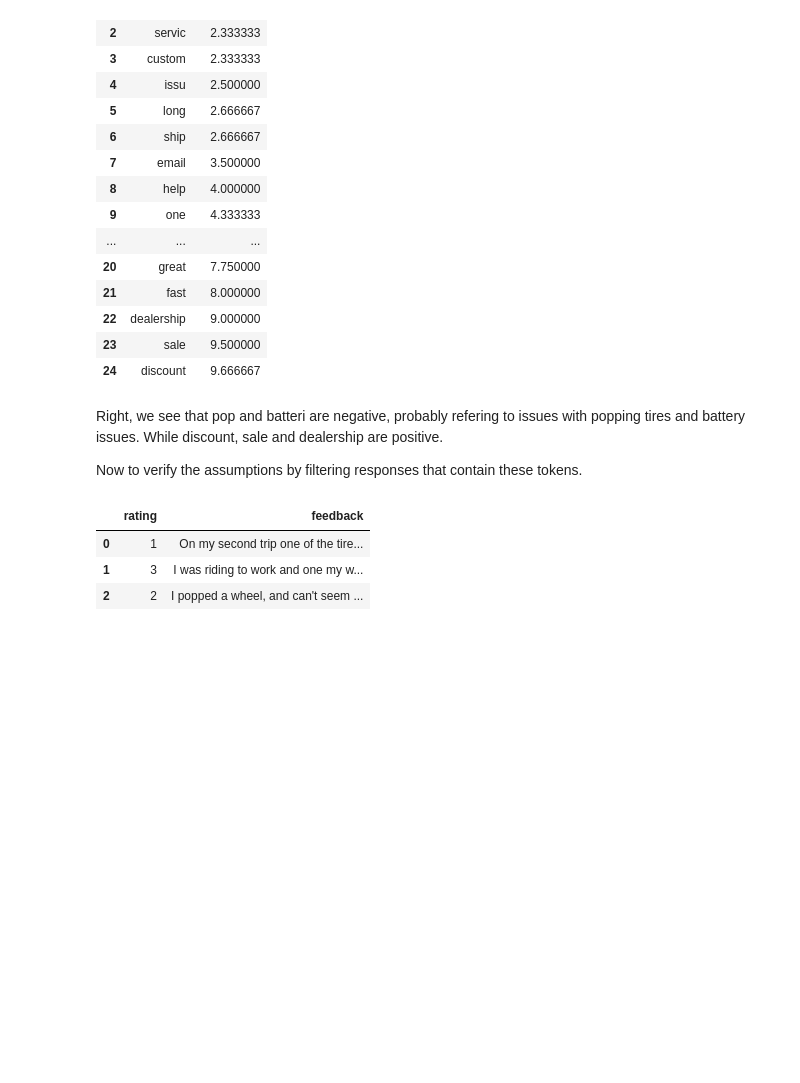
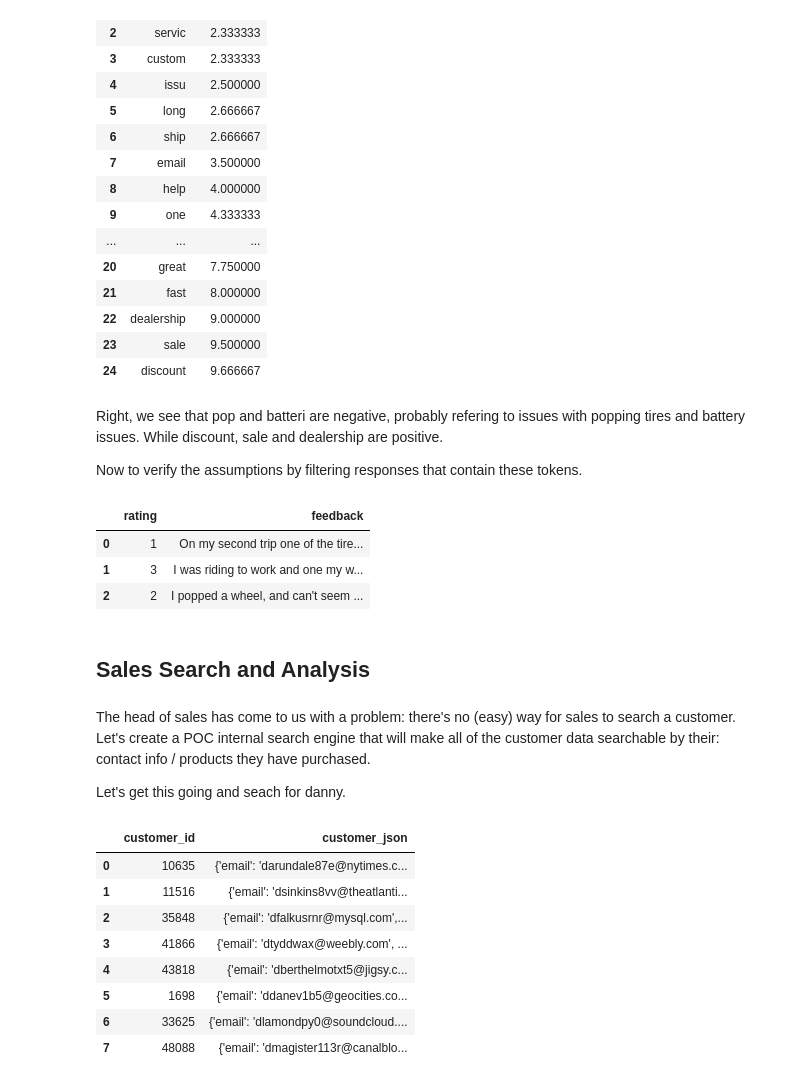
Before and after one commit to strigdima/SQL_Portfolio, a Jupyter notebook: SQL_Porfolio_2.ipynb, the cells around one changed output. Saved outputs shown, nothing was run; the diff lists cells and outputs as text; code cells hidden in the pictures; blank space fills up the shorter version.

```diff
--- a/SQL_Porfolio_2.ipynb
+++ b/SQL_Porfolio_2.ipynb
@@ -204,3 +204,45 @@ verify_assumptions_result
 | 0 | 1 | On my second trip one of the tire... |
 | 1 | 3 | I was riding to work and one my w... |
 | 2 | 2 | I popped a wheel, and can't seem ... |
+# %% [markdown]
+## Sales Search and Analysis
+# %% [markdown]
+The head of sales has come to us with a problem: there's no (easy) way for sales to search a customer.
+Let's create a POC internal search engine that will make all of the customer data searchable by their: contact info / products they have purchased.
+
+
+Let's get this going and seach for danny.
+# %%
+#Create the materialized view
+
+create_mat_view_query = """
+                            CREATE MATERIALIZED VIEW customer_search AS (
+                                SELECT
+                                    customer_json -> 'customer_id' AS customer_id,
+                                    customer_json,
+                                    to_tsvector('english', customer_json) AS search_vector
+                                FROM customer_sales
+                            );
+"""
+
+create_gin_idx = """CREATE INDEX customer_search_gin_idx ON customer_search USING GIN(search_vector)"""
+
+search_for_danny_query = """
+                                SELECT customer_id, customer_json
+                                FROM customer_search
+                                WHERE search_vector @@ plainto_tsquery('english', 'Danny Bat')
+"""
+
+
+search_for_danny_result = pd.read_sql_query(search_for_danny_query ,engine)
+search_for_danny_result
+# %% [output]
+|  | customer_id | customer_json |
+| 0 | 10635 | {'email': 'darundale87e@nytimes.c... |
+| 1 | 11516 | {'email': 'dsinkins8vv@theatlanti... |
+| 2 | 35848 | {'email': 'dfalkusrnr@mysql.com',... |
+| 3 | 41866 | {'email': 'dtyddwax@weebly.com', ... |
+| 4 | 43818 | {'email': 'dberthelmotxt5@jigsy.c... |
+| 5 | 1698 | {'email': 'ddanev1b5@geocities.co... |
+| 6 | 33625 | {'email': 'dlamondpy0@soundcloud.... |
+| 7 | 48088 | {'email': 'dmagister113r@canalblo... |
```
Also changed, not shown: parts of 2 cells of this notebook.
